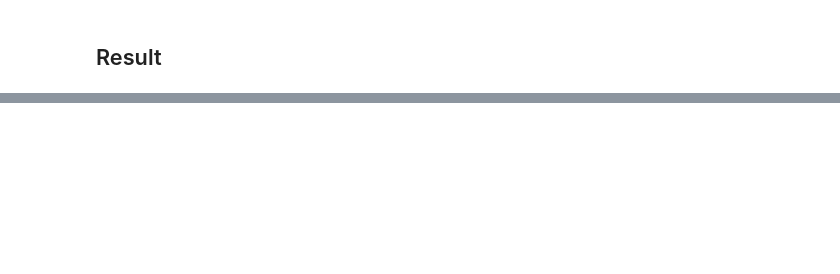
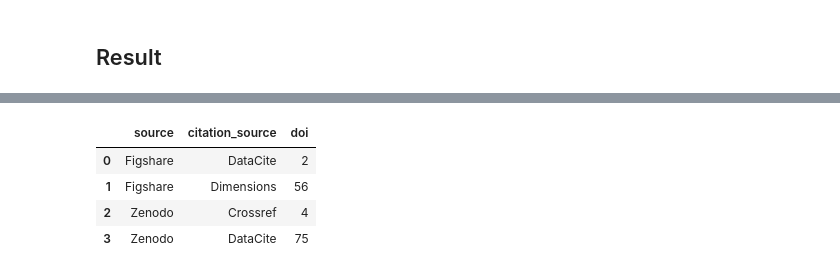
Before and after one commit to naustica/poster_citations, a Jupyter notebook: poster_citation_analysis.ipynb, the cells around one changed output, grey strips where cells are left out. Saved outputs shown, nothing was run; the diff lists cells and outputs as text; code cells hidden in the pictures; blank space fills up the shorter version.

```diff
--- a/poster_citation_analysis.ipynb
+++ b/poster_citation_analysis.ipynb
@@ -356 +401,9 @@ df_all.groupby(['source'])['doi'].count().reset_index()
+# %%
+df.groupby(['source', 'citation_source'])['doi'].count().reset_index()
+# %% [output]
+|  | source | citation_source | doi |
+| 0 | Figshare | DataCite | 2 |
+| 1 | Figshare | Dimensions | 56 |
+| 2 | Zenodo | Crossref | 4 |
+| 3 | Zenodo | DataCite | 75 |
 # %%
```
Also changed, not shown: parts of 19 cells of this notebook, 12 other files.
